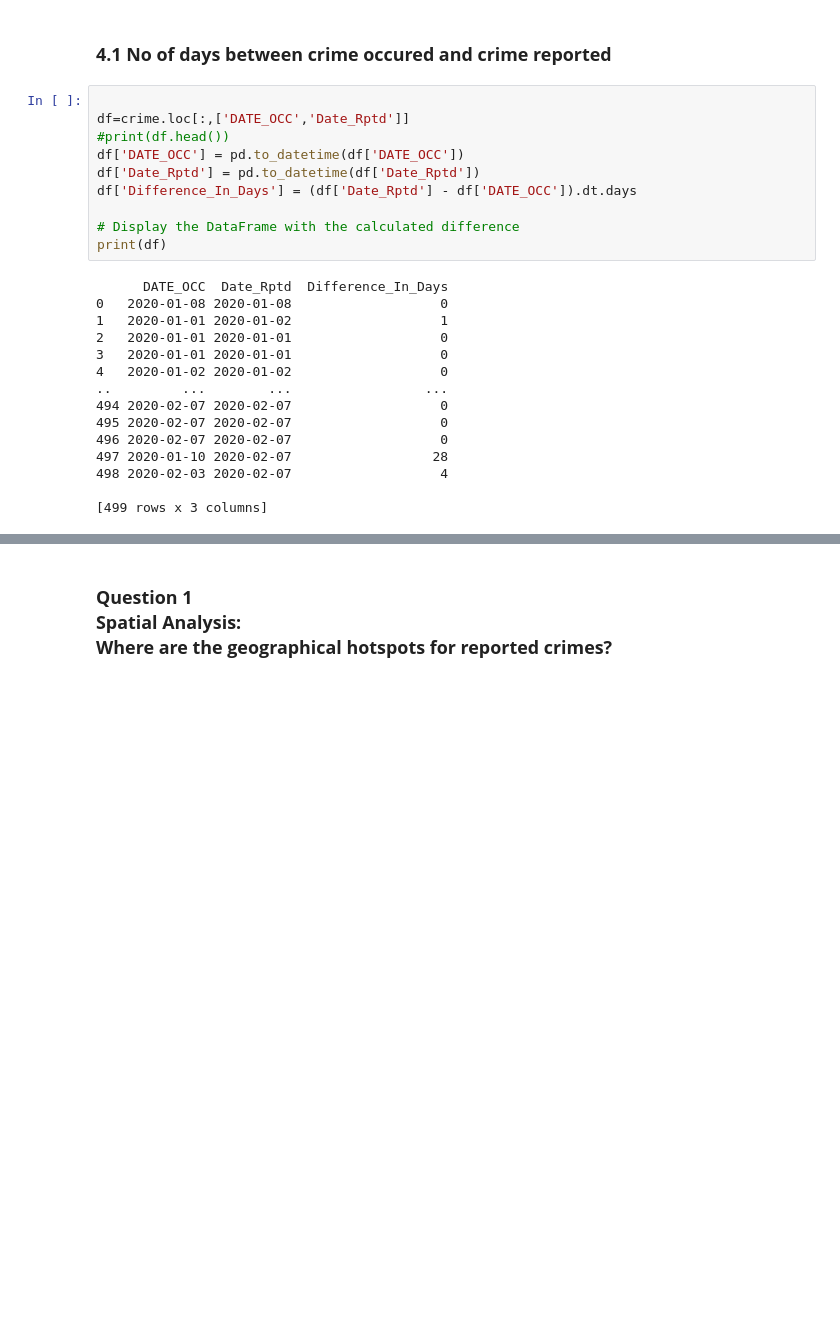
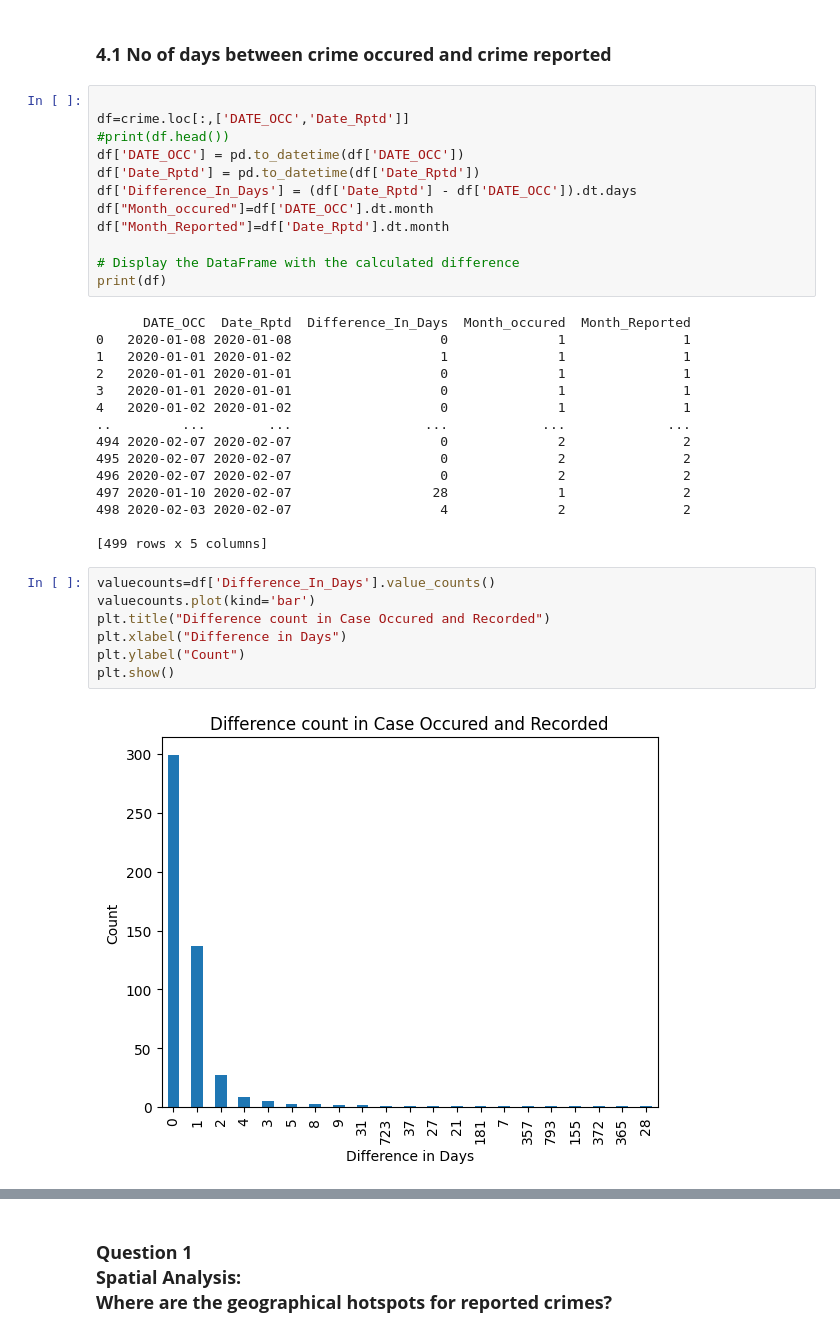
Before and after one commit to Raishabanu-Ayubkhan/Crime-Data-Analysis-with-Python-and-Mysql, a Jupyter notebook: Python Script.ipynb, the cells around one changed output, grey strips where cells are left out. Cells and saved outputs as stored; diff of their text form; blank space fills up the shorter version.

```diff
--- a/Python Script.ipynb
+++ b/Python Script.ipynb
@@ -279,21 +284,32 @@ df=crime.loc[:,['DATE_OCC','Date_Rptd']]
 df['DATE_OCC'] = pd.to_datetime(df['DATE_OCC'])
 df['Date_Rptd'] = pd.to_datetime(df['Date_Rptd'])
 df['Difference_In_Days'] = (df['Date_Rptd'] - df['DATE_OCC']).dt.days
+df["Month_occured"]=df['DATE_OCC'].dt.month
+df["Month_Reported"]=df['Date_Rptd'].dt.month
 
 # Display the DataFrame with the calculated difference
 print(df)
 # %% [output]
-      DATE_OCC  Date_Rptd  Difference_In_Days
-0   2020-01-08 2020-01-08                   0
-1   2020-01-01 2020-01-02                   1
-2   2020-01-01 2020-01-01                   0
-3   2020-01-01 2020-01-01                   0
-4   2020-01-02 2020-01-02                   0
-..         ...        ...                 ...
-494 2020-02-07 2020-02-07                   0
-495 2020-02-07 2020-02-07                   0
-496 2020-02-07 2020-02-07                   0
-497 2020-01-10 2020-02-07                  28
-498 2020-02-03 2020-02-07                   4
+      DATE_OCC  Date_Rptd  Difference_In_Days  Month_occured  Month_Reported
+0   2020-01-08 2020-01-08                   0              1               1
+1   2020-01-01 2020-01-02                   1              1               1
+2   2020-01-01 2020-01-01                   0              1               1
+3   2020-01-01 2020-01-01                   0              1               1
+4   2020-01-02 2020-01-02                   0              1               1
+..         ...        ...                 ...            ...             ...
+494 2020-02-07 2020-02-07                   0              2               2
+495 2020-02-07 2020-02-07                   0              2               2
+496 2020-02-07 2020-02-07                   0              2               2
+497 2020-01-10 2020-02-07                  28              1               2
+498 2020-02-03 2020-02-07                   4              2               2
 
-[499 rows x 3 columns]
+[499 rows x 5 columns]
+# %%
+valuecounts=df['Difference_In_Days'].value_counts()
+valuecounts.plot(kind='bar')
+plt.title("Difference count in Case Occured and Recorded")
+plt.xlabel("Difference in Days")
+plt.ylabel("Count")
+plt.show()
+# %% [output]
+[figure, added]
```
Also changed, not shown: parts of 14 cells of this notebook.
